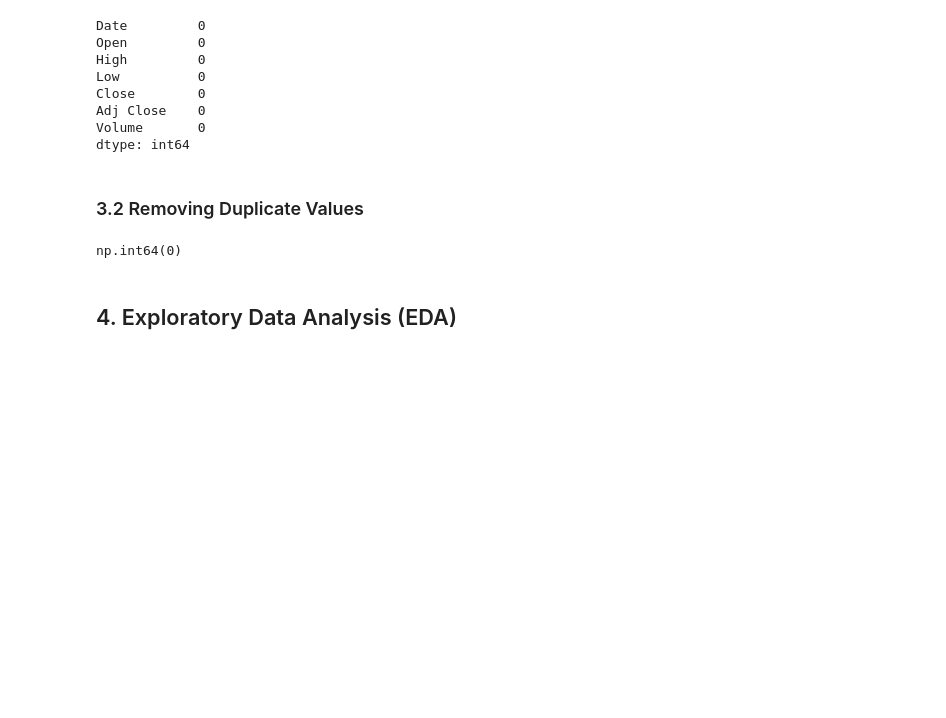
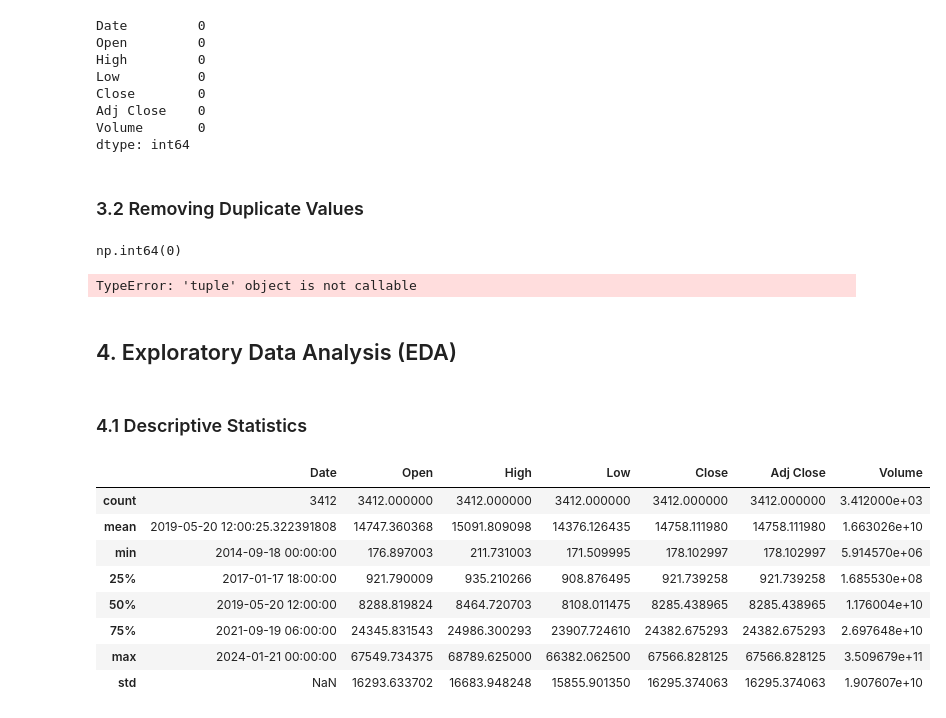
Before and after one commit to ArovaSyams/Bitcoin-Price-Prediction-with-LSTM, a Jupyter notebook: Notebook.ipynb, the cells around one changed output. Cells and saved outputs as stored; diff of their text form; code cells hidden in the pictures; blank space fills up the shorter version.

```diff
--- a/Notebook.ipynb
+++ b/Notebook.ipynb
@@ -102,5 +102,24 @@ dtype: int64
 df.duplicated().sum()
 # %% [output]
 np.int64(0)
+# %%
+df[df['Close'] == df['Adj Close']].shape(0)
+# %% [output]
+TypeError: 'tuple' object is not callable
 # %% [markdown]
 ## 4. Exploratory Data Analysis (EDA)
+# %% [markdown]
+### 4.1 Descriptive Statistics
+# %%
+# descriptive statistics
+df.describe()
+# %% [output]
+|  | Date | Open | High | Low | Close | Adj Close | Volume |
+| count | 3412 | 3412.000000 | 3412.000000 | 3412.000000 | 3412.000000 | 3412.000000 | 3.412000e+03 |
+| mean | 2019-05-20 12:00:25.322391808 | 14747.360368 | 15091.809098 | 14376.126435 | 14758.111980 | 14758.111980 | 1.663026e+10 |
+| min | 2014-09-18 00:00:00 | 176.897003 | 211.731003 | 171.509995 | 178.102997 | 178.102997 | 5.914570e+06 |
+| 25% | 2017-01-17 18:00:00 | 921.790009 | 935.210266 | 908.876495 | 921.739258 | 921.739258 | 1.685530e+08 |
+| 50% | 2019-05-20 12:00:00 | 8288.819824 | 8464.720703 | 8108.011475 | 8285.438965 | 8285.438965 | 1.176004e+10 |
+| 75% | 2021-09-19 06:00:00 | 24345.831543 | 24986.300293 | 23907.724610 | 24382.675293 | 24382.675293 | 2.697648e+10 |
+| max | 2024-01-21 00:00:00 | 67549.734375 | 68789.625000 | 66382.062500 | 67566.828125 | 67566.828125 | 3.509679e+11 |
+| std | NaN | 16293.633702 | 16683.948248 | 15855.901350 | 16295.374063 | 16295.374063 | 1.907607e+10 |
```
Also changed, not shown: parts of 7 cells of this notebook.
